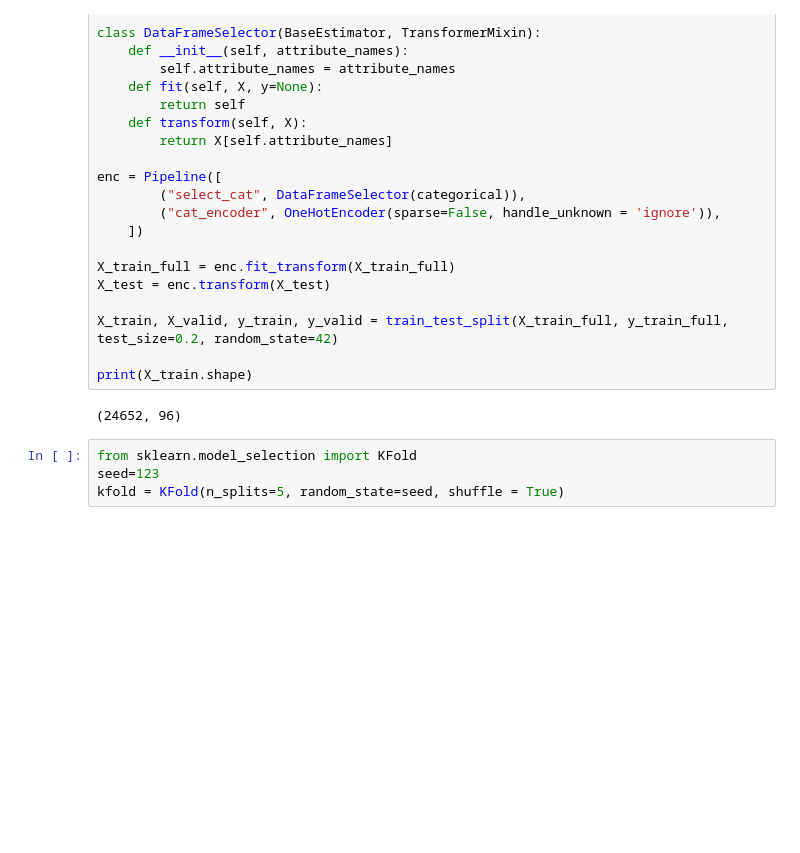
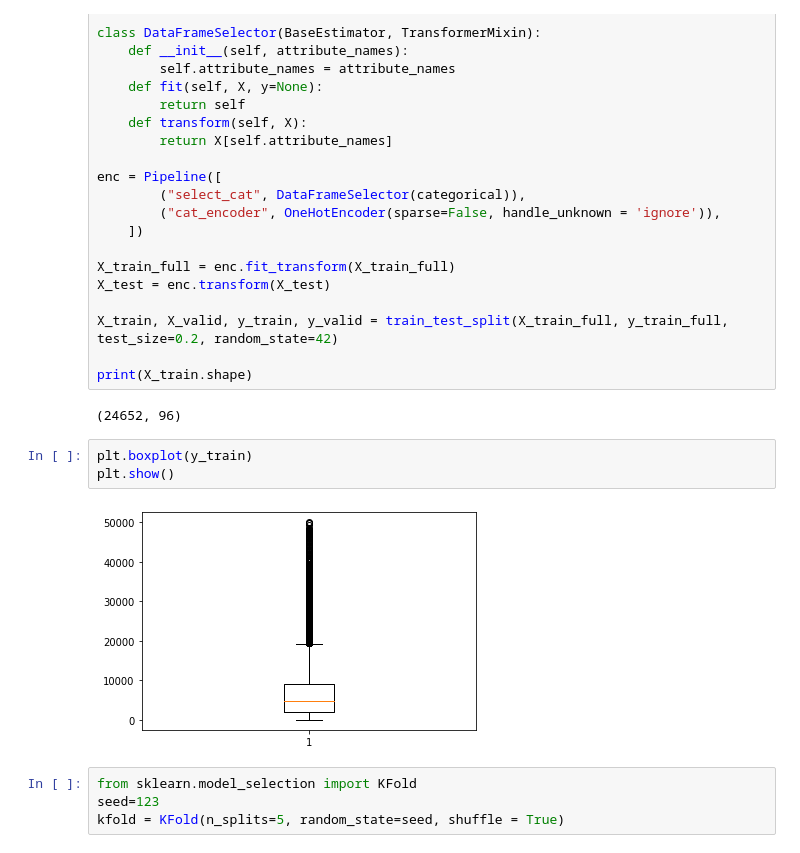
Before and after one commit to piotr310100/Projekt_PSI, a Jupyter notebook: projekt.ipynb, the cells around one changed output. Drawn from its saved outputs; the diff is of its cells as text; blank space fills up the shorter version.

```diff
--- a/projekt.ipynb
+++ b/projekt.ipynb
@@ -208,6 +208,11 @@ X_train, X_valid, y_train, y_valid = train_test_split(X_train_full, y_train_full
 print(X_train.shape)
 # %% [output]
 (24652, 96)
+# %%
+plt.boxplot(y_train)
+plt.show()
+# %% [output]
+[figure, added]
 # %%
 from sklearn.model_selection import KFold
 seed=123
```
Also changed, not shown: parts of 9 cells of this notebook.
